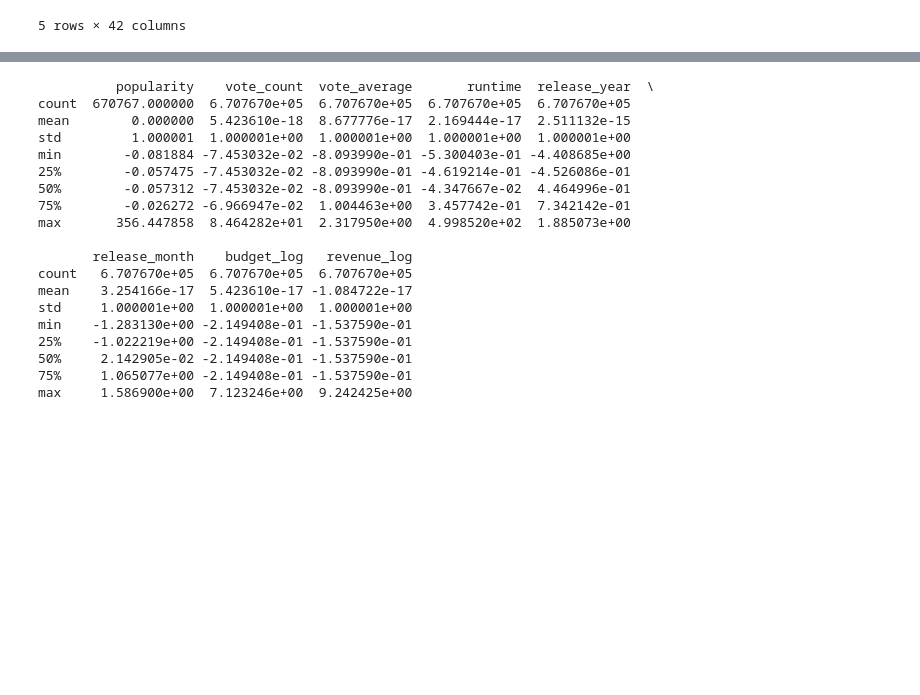
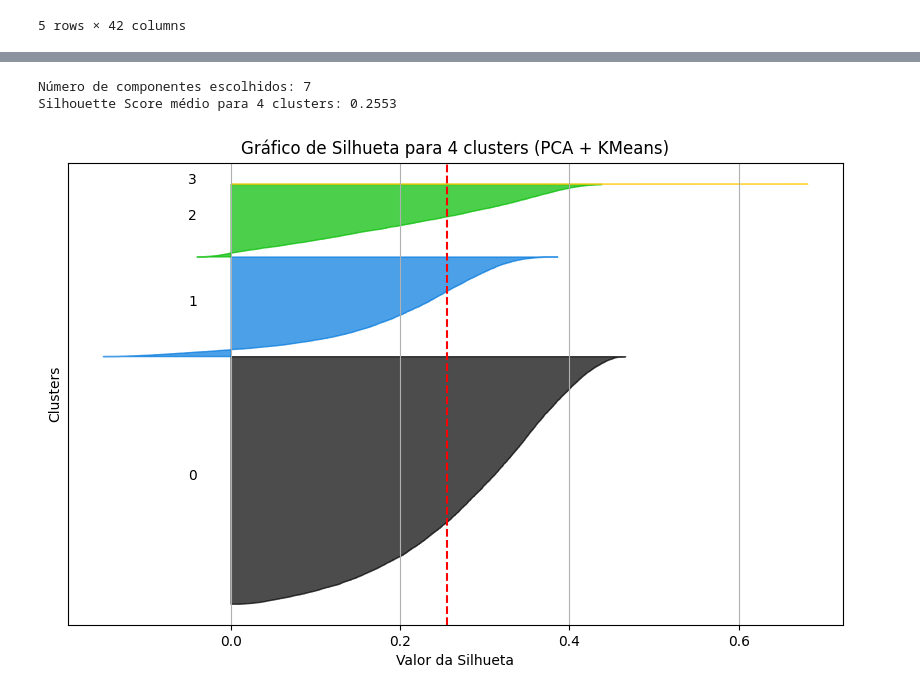
Before and after one commit to rodrigosantana24/projeto-pisi3, a Jupyter notebook: clusterizacao_thalyson.ipynb, the cells around one changed output, grey strips where cells are left out. Cells and saved outputs as stored; diff of their text form; code cells hidden in the pictures; blank space fills up the shorter version.

```diff
--- a/clusterizacao_thalyson.ipynb
+++ b/clusterizacao_thalyson.ipynb
@@ -256,7 +284,11 @@ if 'original_language' in df.columns:
 if 'continent' in df.columns:
     df = df.drop('continent', axis=1)
 
+# Filtrar filmes com pelo menos 70 minutos de duração
+df = df[df['runtime'] >= 70]
 
+# Filtrar filmes com pelo menos 30 votos
+df = df[df['vote_count'] >= 30]
 df= df.drop(columns=["release_date", "keywords"])
 df= df.dropna(subset=['release_year', 'release_month', 'revenue_log'])
 
@@ -303,45 +335,69 @@ memory usage: 70.1 MB
 # %%
 
 
 # Define as colunas numéricas que queremos padronizar
 colunas_numericas = [
     'popularity',
     'vote_count',
     'vote_average',
     'runtime',
     'release_year',
     'release_month',
     'budget_log',
     'revenue_log'
 ]
 
 # Cria o objeto do StandardScaler
 scaler = StandardScaler()
 
 # Aplica a padronização nas colunas selecionadas
 df[colunas_numericas] = scaler.fit_transform(df[colunas_numericas])
 
-# Exibe as estatísticas para verificar a padronização
-print(df[colunas_numericas].describe())
+# Aplicando PCA para manter 90% da variância
+pca = PCA(n_components=0.90, random_state=42)
+X_pca = pca.fit_transform(df[colunas_numericas])
+
+print(f"Número de componentes escolhidos: {pca.n_components_}")
+
+# Aplicar KMeans com 6 clusters
+n_clusters = 4
+kmeans = KMeans(n_clusters=n_clusters, random_state=42, n_init=10)
+cluster_labels = kmeans.fit_predict(X_pca)
+
+# Cálculo dos valores de Silhouette
+silhouette_vals = silhouette_samples(X_pca, cluster_labels)
+silhouette_avg = silhouette_score(X_pca, cluster_labels)
+print(f"Silhouette Score médio para {n_clusters} clusters: {silhouette_avg:.4f}")
+
+# Plotar gráfico de Silhueta
+plt.figure(figsize=(10, 6))
+y_lower = 10
+
+for i in range(n_clusters):
+    ith_cluster_silhouette_values = silhouette_vals[cluster_labels == i]
+    ith_cluster_silhouette_values.sort()
+
+    size_cluster_i = ith_cluster_silhouette_values.shape[0]
+    y_upper = y_lower + size_cluster_i
+
+    color = plt.cm.nipy_spectral(float(i) / n_clusters)
+    plt.fill_betweenx(np.arange(y_lower, y_upper),
+                      0, ith_cluster_silhouette_values,
+                      facecolor=color, edgecolor=color, alpha=0.7)
+
+    plt.text(-0.05, y_lower + 0.5 * size_cluster_i, str(i))
+    y_lower = y_upper + 10
+
+plt.axvline(x=silhouette_avg, color="red", linestyle="--")
+plt.xlabel("Valor da Silhueta")
+plt.ylabel("Clusters")
+plt.title(f"Gráfico de Silhueta para {n_clusters} clusters (PCA + KMeans)")
+plt.yticks([])
+plt.grid(True)
+plt.show()
 # %% [output]
-          popularity    vote_count  vote_average       runtime  release_year  \
-count  670767.000000  6.707670e+05  6.707670e+05  6.707670e+05  6.707670e+05
-mean        0.000000  5.423610e-18  8.677776e-17  2.169444e-17  2.511132e-15
-std         1.000001  1.000001e+00  1.000001e+00  1.000001e+00  1.000001e+00
-min        -0.081884 -7.453032e-02 -8.093990e-01 -5.300403e-01 -4.408685e+00
-25%        -0.057475 -7.453032e-02 -8.093990e-01 -4.619214e-01 -4.526086e-01
-50%        -0.057312 -7.453032e-02 -8.093990e-01 -4.347667e-02  4.464996e-01
-75%        -0.026272 -6.966947e-02  1.004463e+00  3.457742e-01  7.342142e-01
-max       356.447858  8.464282e+01  2.317950e+00  4.998520e+02  1.885073e+00
-
-       release_month    budget_log   revenue_log
-count   6.707670e+05  6.707670e+05  6.707670e+05
-mean    3.254166e-17  5.423610e-17 -1.084722e-17
-std     1.000001e+00  1.000001e+00  1.000001e+00
-min    -1.283130e+00 -2.149408e-01 -1.537590e-01
-25%    -1.022219e+00 -2.149408e-01 -1.537590e-01
-50%     2.142905e-02 -2.149408e-01 -1.537590e-01
-75%     1.065077e+00 -2.149408e-01 -1.537590e-01
-max     1.586900e+00  7.123246e+00  9.242425e+00
+Número de componentes escolhidos: 7
+Silhouette Score médio para 4 clusters: 0.2553
+[figure, added]
 # %%
 
```
Also changed, not shown: parts of 5 cells of this notebook.
